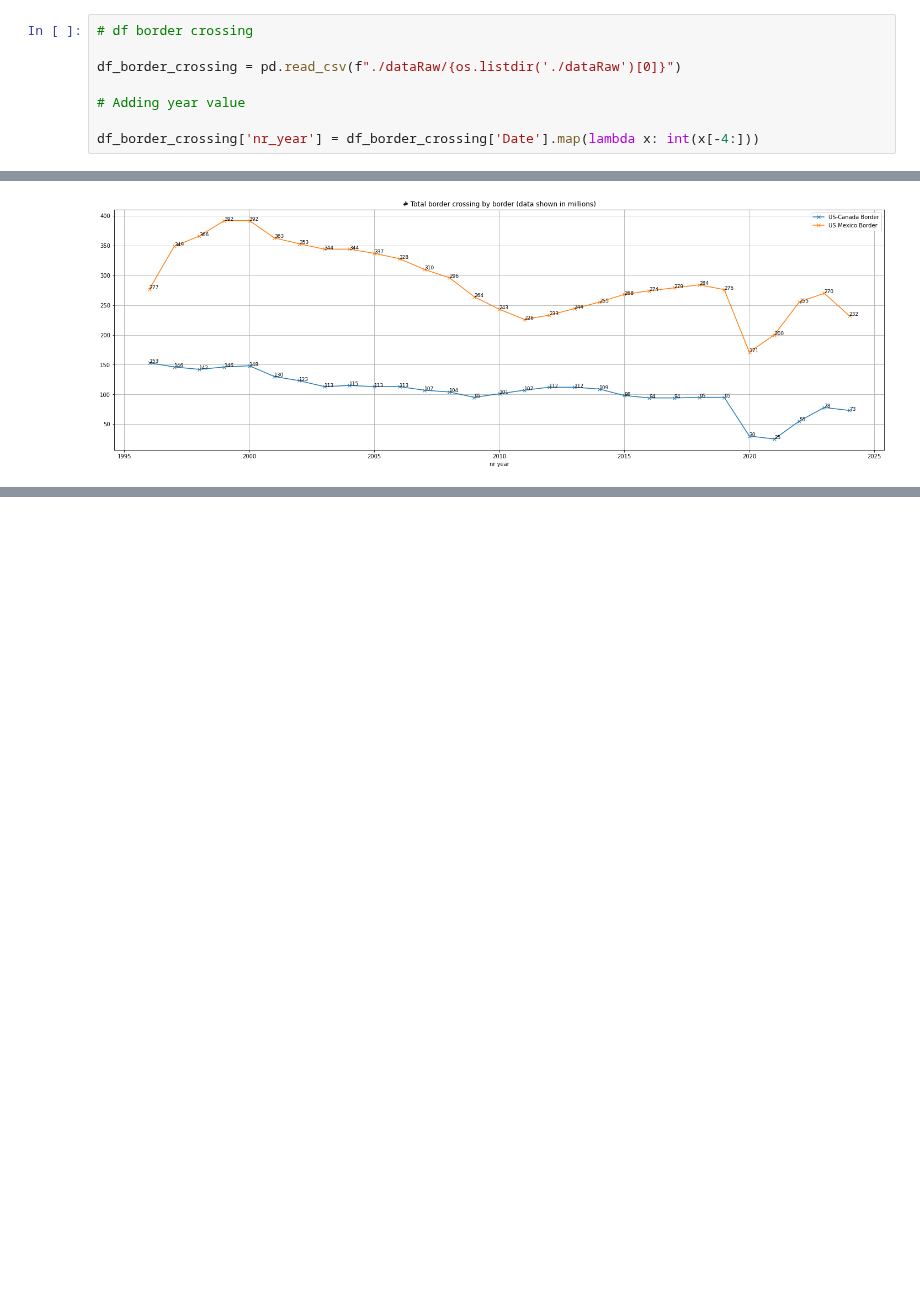
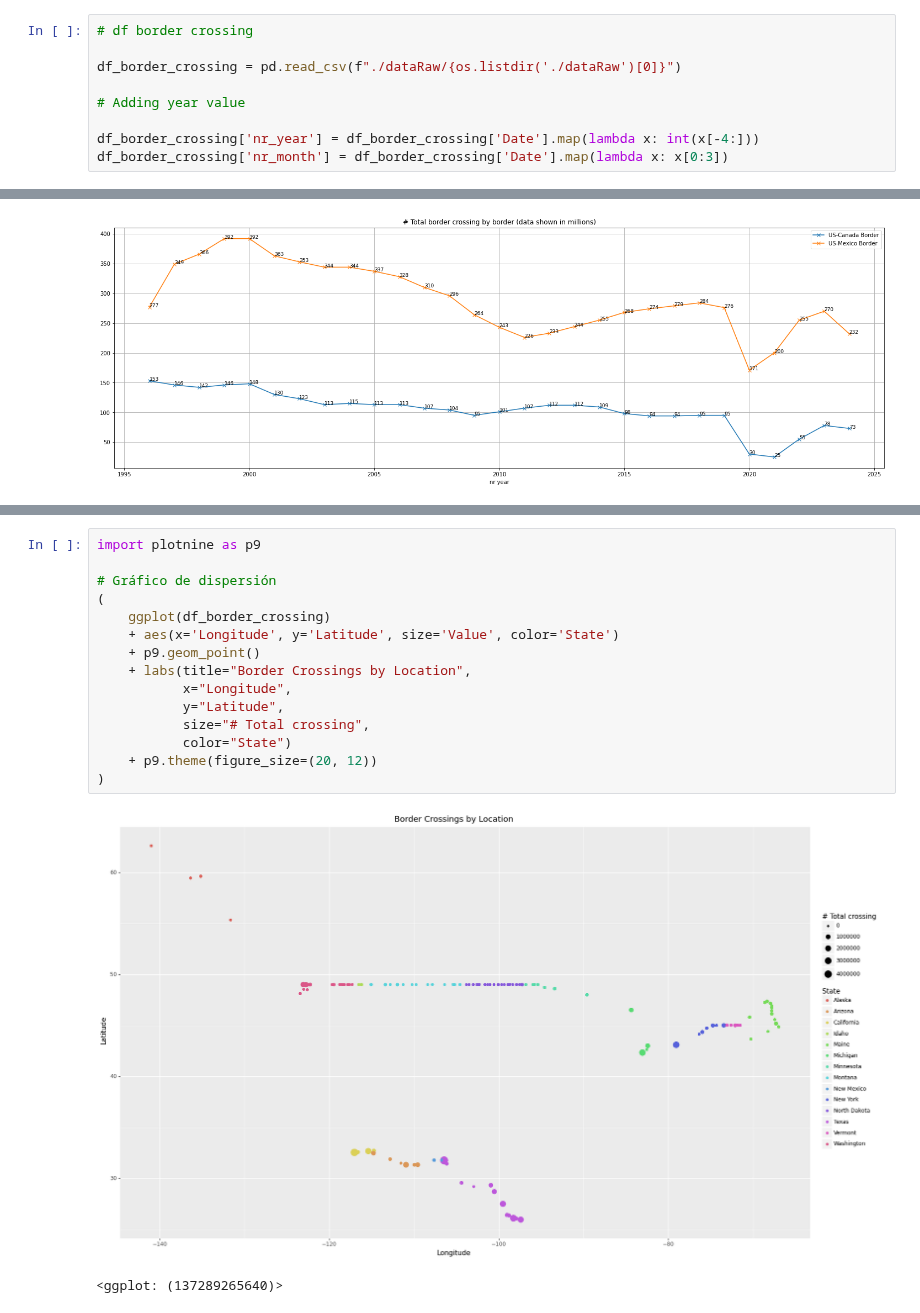
Before and after one commit to AdrianAsenjo/PythonPlots, a Jupyter notebook: filePlot.ipynb, the cells around one changed output, grey strips where cells are left out. Saved outputs shown, nothing was run; the diff lists cells and outputs as text; blank space fills up the shorter version.

Commit message:
Maps
Iteration two. Adding values maps.

```diff
--- a/filePlot.ipynb
+++ b/filePlot.ipynb
@@ -10,6 +11,7 @@ df_border_crossing = pd.read_csv(f"./dataRaw/{os.listdir('./dataRaw')[0]}")
 # Adding year value
 
 df_border_crossing['nr_year'] = df_border_crossing['Date'].map(lambda x: int(x[-4:]))
+df_border_crossing['nr_month'] = df_border_crossing['Date'].map(lambda x: x[0:3])
 # %% [markdown]
 
 
@@ -46,0 +60,18 @@ plt.show()
+# %%
+import plotnine as p9
+
+# Gráfico de dispersión
+(
+    ggplot(df_border_crossing)
+    + aes(x='Longitude', y='Latitude', size='Value', color='State')
+    + p9.geom_point()
+    + labs(title="Border Crossings by Location",
+           x="Longitude",
+           y="Latitude",
+           size="# Total crossing",
+           color="State")
+    + p9.theme(figure_size=(20, 12))
+)
+# %% [output]
+[figure, added]
+<ggplot: (137289265640)>
```
Also changed, not shown: parts of 4 cells of this notebook.
